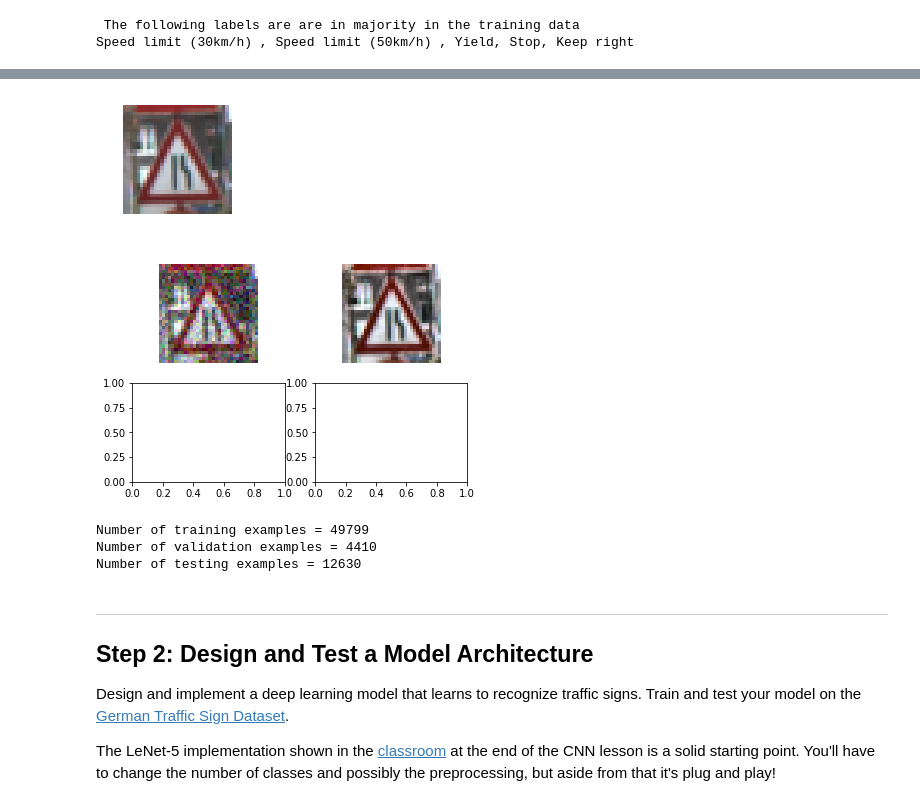
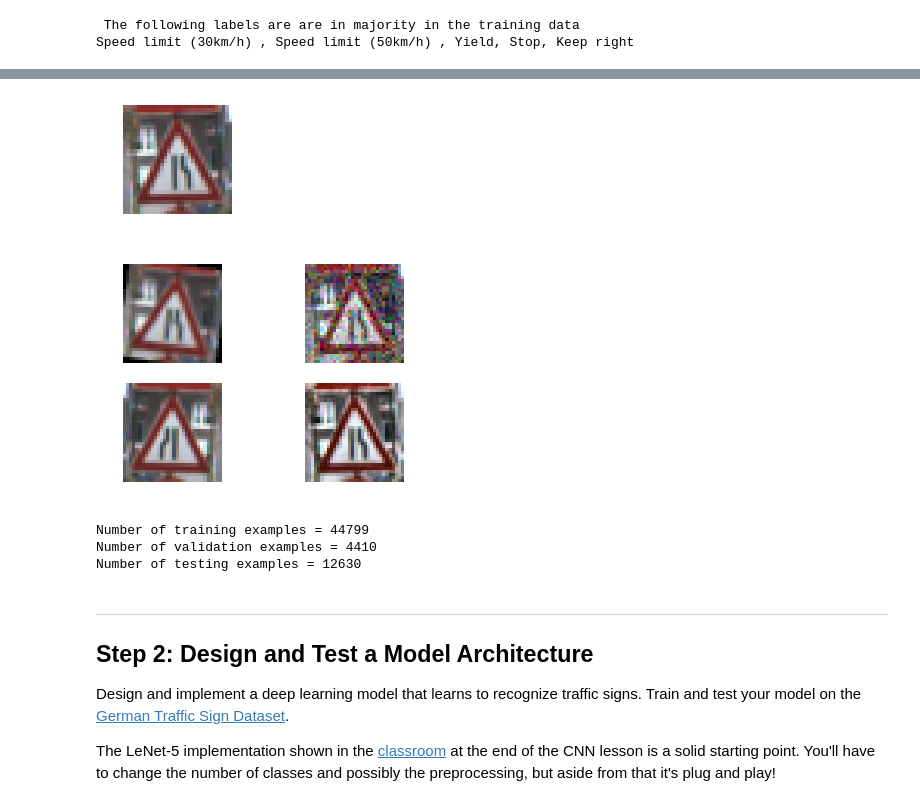
Before and after one commit to himakiran/CarND-Traffic-Sign-Classifier-Project, a Jupyter notebook: Traffic_Sign_Classifier.ipynb, the cells around one changed output, grey strips where cells are left out. Cells and saved outputs as stored; diff of their text form; code cells hidden in the pictures.

```diff
--- a/Traffic_Sign_Classifier.ipynb
+++ b/Traffic_Sign_Classifier.ipynb
@@ -230,6 +230,10 @@ def random_noise(img):
     # add random noise to the image
     return sk.util.random_noise(img)
 
+def horizontal_flip(img):
+    # horizontal flip
+    return img[:, ::-1]
+
 def contrast_norm(image) :
     # convert to  lab colorspace
     image=image.astype(np.uint8)
@@ -244,40 +248,40 @@ def contrast_norm(image) :
     new_img = np.zeros(image.shape)
     for i in range(3) :
         new_img[:,:,i] = AbsNorm(img[:,:,i])
     return new_img
 
 def random_transform(img) :
     new_img = img
-    transform_list = [random_noise, contrast_norm, AbsNorm]
+    transform_list = [random_rotation, random_noise, horizontal_flip, contrast_norm]
     random.shuffle(transform_list)
     for transform in transform_list :
         new_img = transform(new_img)
     return new_img
 
 # Checking each transform
-transform_list = [random_noise,contrast_norm]
+transform_list = [random_rotation,random_noise,horizontal_flip,contrast_norm]
 j = 10852
 i=0
 k=0
 img = X_train[j]
 plt.figure(figsize=(2, 2));
 plt.imshow(img)
 plt.axis('off')
 fig,ax = plt.subplots(2,2)
 for each in transform_list:
     ax[i][k].imshow(each(img))
     ax[i][k].axis('off')
     k+=1
     if(k==2):
         i+=1
         k=0
 # %% [output]
 [figure]
-[figure, old version]
+[figure, new version]
 # %%
 # Augmenting training data set using above transformations
 # num = how many extra training data points
-num = 15000
+num = 10000
 def augment_training_data(num):
     X_data_aug, y_data_aug = [],[]
     for i in range(0,num):
@@ -311,7 +315,7 @@ print("Number of training examples =", len(X_train))
 print("Number of validation examples =", len(X_valid))
 print("Number of testing examples =", len(X_test))
 # %% [output]
-Number of training examples = 49799
+Number of training examples = 44799
 Number of validation examples = 4410
 Number of testing examples = 12630
 # %% [markdown]
```
Also changed, not shown: parts of 4 cells of this notebook.
